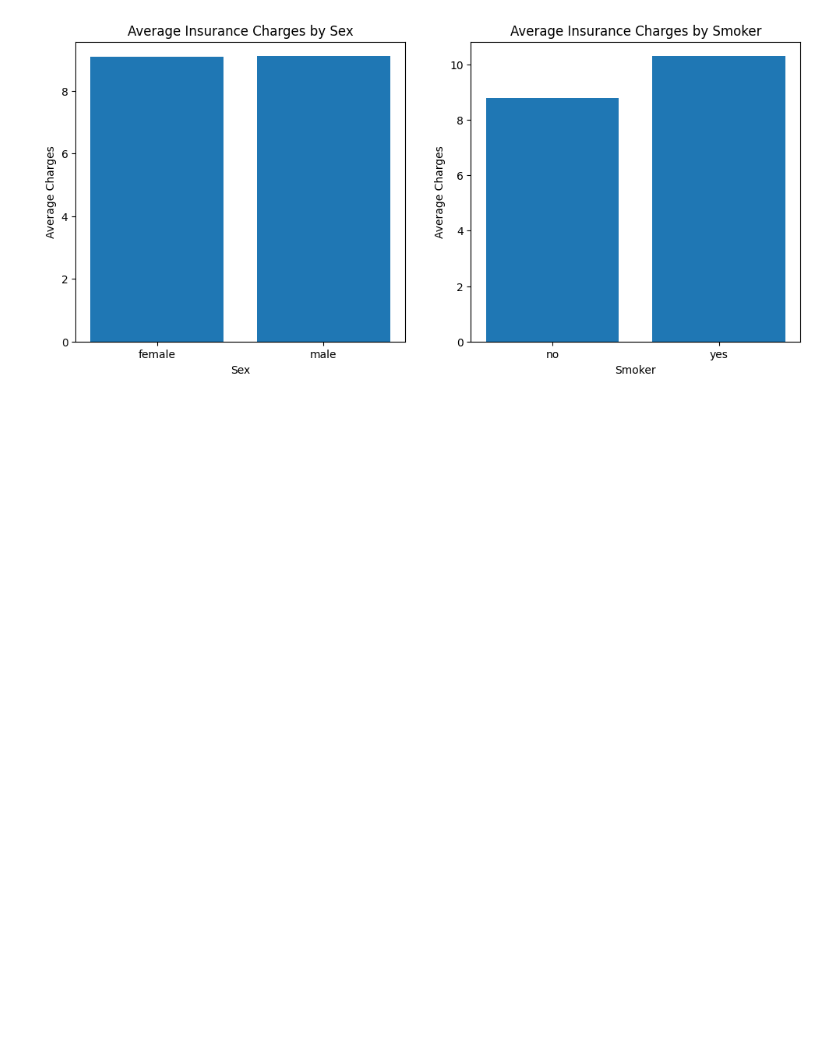
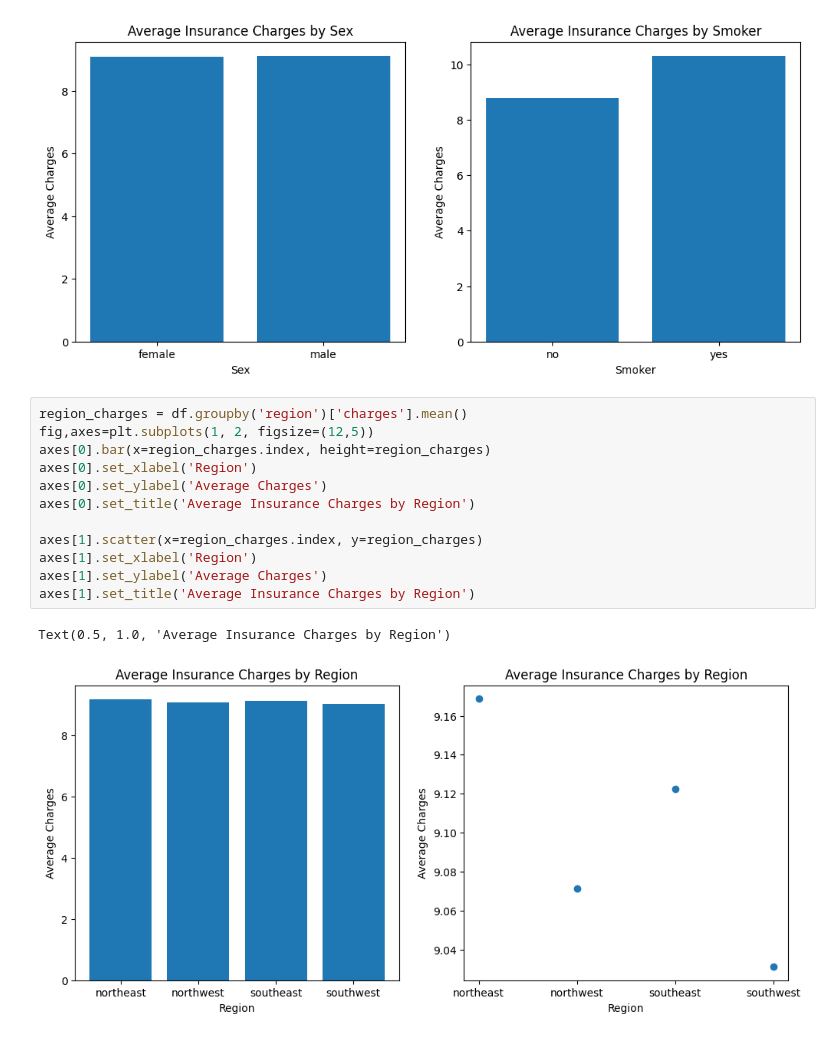
Before and after one commit to Lailah-Idrees/medical_insurance_data_analysis, a Jupyter notebook: jupyter_notebooks/Data_Visualisation.ipynb, the cells around one changed output. Drawn from its saved outputs; the diff is of its cells as text; blank space fills up the shorter version.

```diff
--- a/jupyter_notebooks/Data_Visualisation.ipynb
+++ b/jupyter_notebooks/Data_Visualisation.ipynb
@@ -71,4 +69,19 @@ axes[1].set_title('Average Insurance Charges by Smoker')
 plt.show()
 # %% [output]
 [figure]
+# %%
+region_charges = df.groupby('region')['charges'].mean()
+fig,axes=plt.subplots(1, 2, figsize=(12,5))
+axes[0].bar(x=region_charges.index, height=region_charges)
+axes[0].set_xlabel('Region')
+axes[0].set_ylabel('Average Charges')
+axes[0].set_title('Average Insurance Charges by Region')
+
+axes[1].scatter(x=region_charges.index, y=region_charges)
+axes[1].set_xlabel('Region')
+axes[1].set_ylabel('Average Charges')
+axes[1].set_title('Average Insurance Charges by Region')
+# %% [output]
+Text(0.5, 1.0, 'Average Insurance Charges by Region')
+[figure, added]
 # %%
```
Also changed, not shown: parts of 7 cells of this notebook.
